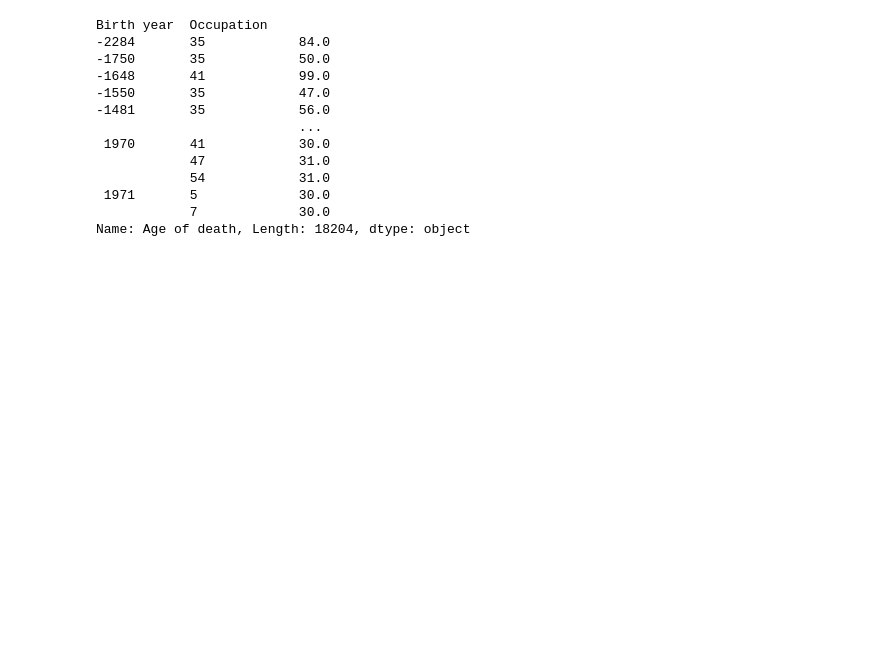
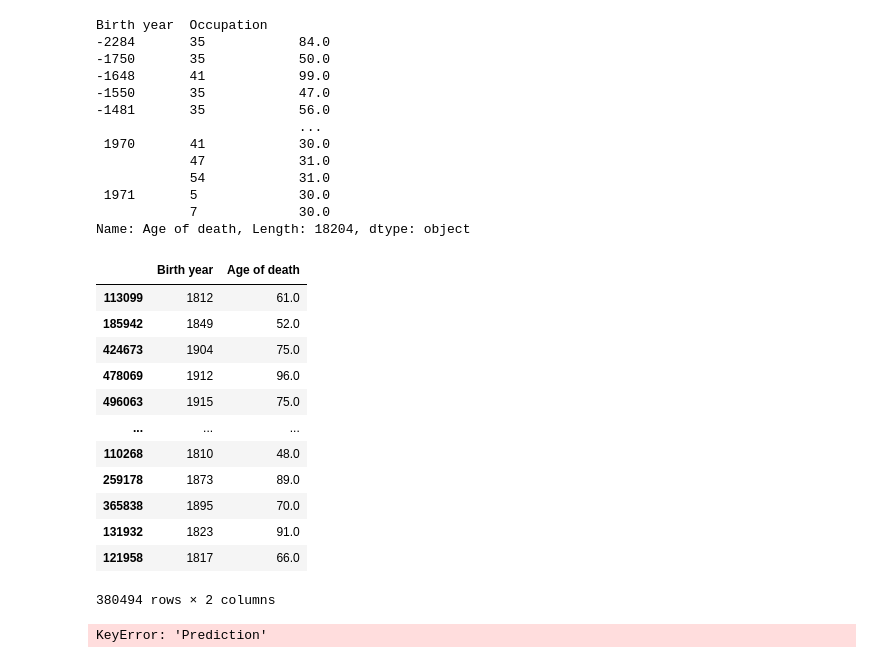
Before and after one commit to MarcoPedrazzi/UFS-04_Finardi_Pogetto_Esame, a Jupyter notebook: notebooks/pulizia_e_grafici.ipynb, the cells around one changed output. Cells and saved outputs as stored; diff of their text form; code cells hidden in the pictures; blank space fills up the shorter version.

```diff
--- a/notebooks/pulizia_e_grafici.ipynb
+++ b/notebooks/pulizia_e_grafici.ipynb
@@ -4,7 +4,7 @@ import numpy as np
 import matplotlib.pyplot as plt
 import missingno as msno
 # %%
-df = pd.read_csv(r"..\src\data\raw\AgeDataset-V1.csv")
+df = pd.read_csv(r"..\data\AgeDataset-V1.csv")
 # %%
 df.head(10)
 # %% [output]
@@ -521,3 +495,28 @@ Birth year  Occupation
  1971       5             30.0
             7             30.0
 Name: Age of death, Length: 18204, dtype: object
+# %%
+from sklearn.model_selection import train_test_split
+
+X = app['Birth year']
+y = app['Age of death']
+X_train, X_test, y_train, y_test = train_test_split(X,y,test_size=.3,random_state=42)
+# %%
+train_df = pd.concat((X_train,y_train),axis=1)
+test_df = pd.concat((X_test,y_test),axis=1)
+# %%
+train_df
+# %% [output]
+|  | Birth year | Age of death |
+| 113099 | 1812 | 61.0 |
+| 185942 | 1849 | 52.0 |
+| 424673 | 1904 | 75.0 |
+| 478069 | 1912 | 96.0 |
+| 496063 | 1915 | 75.0 |
+| ... | ... | ... |
+| 110268 | 1810 | 48.0 |
+| 259178 | 1873 | 89.0 |
+| 365838 | 1895 | 70.0 |
+| 131932 | 1823 | 91.0 |
+| 121958 | 1817 | 66.0 |
+380494 rows × 2 columns
@@ -523,0 +525,4 @@ Name: Age of death, Length: 18204, dtype: object
+# %%
+test_df['Prediction'] = [x]
+# %% [output]
+KeyError: 'Prediction'
```
Also changed, not shown: parts of 3 cells of this notebook, 2 other files.
